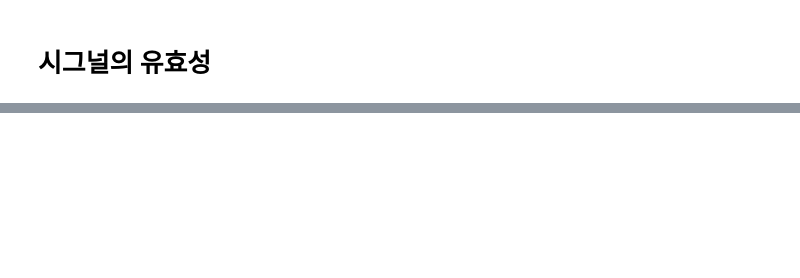
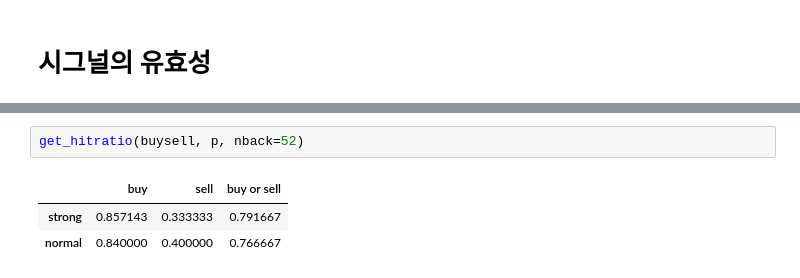
Before and after one commit to gem763/florence, a Jupyter notebook: google trend test 20200705.ipynb, the cells around one changed output, grey strips where cells are left out. Drawn from its saved outputs; the diff is of its cells as text; blank space fills up the shorter version.

```diff
--- a/google trend test 20200705.ipynb
+++ b/google trend test 20200705.ipynb
@@ -355,0 +234,6 @@ plot_perf(buysell, p, nback=52, strat={'SS':0, 'S':0.25, 'N':0.5, 'B':1, 'SB':2}
+# %%
+get_hitratio(buysell, p, nback=52)
+# %% [output]
+|  | buy | sell | buy or sell |
+| strong | 0.857143 | 0.333333 | 0.791667 |
+| normal | 0.840000 | 0.400000 | 0.766667 |
```
Also changed, not shown: parts of 17 cells of this notebook, 2 other files.
